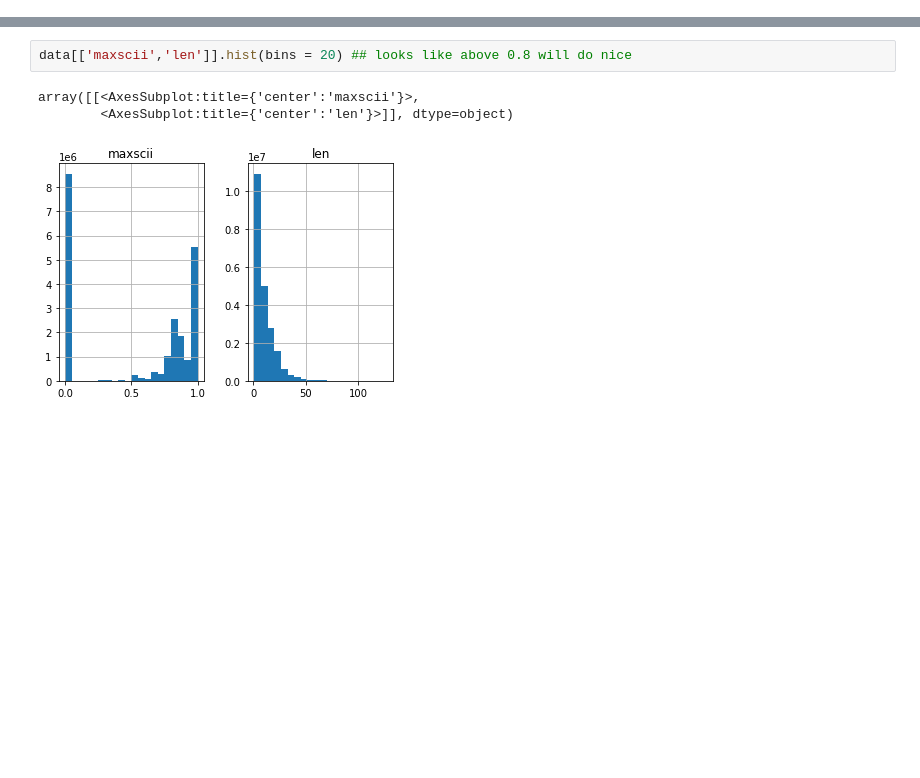
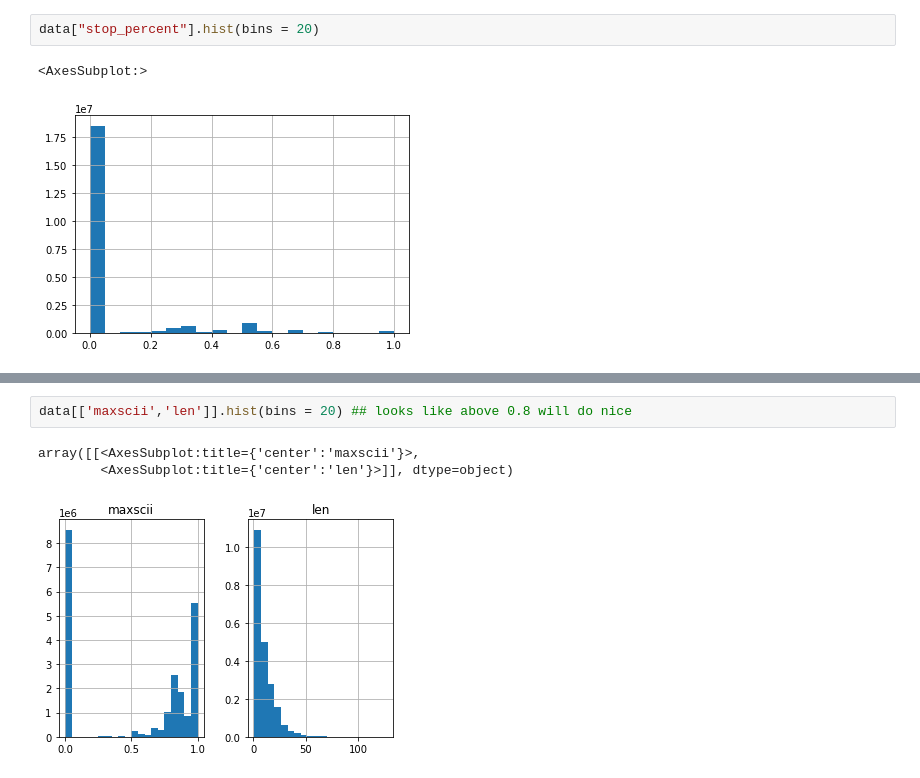
Before and after one commit to HiPatil/DL_STFU, a Jupyter notebook: kaggle_data_cleaning.ipynb, the cells around one changed output, grey strips where cells are left out. Saved outputs shown, nothing was run; the diff lists cells and outputs as text; blank space fills up the shorter version.

```diff
--- a/kaggle_data_cleaning.ipynb
+++ b/kaggle_data_cleaning.ipynb
@@ -33,0 +70,5 @@ data['len'] = data.apply(lambda x : len(str(x['text'])), axis =1)
+# %%
+data["stop_percent"].hist(bins = 20)
+# %% [output]
+<AxesSubplot:>
+[figure, added]
```
Also changed, not shown: parts of 14 cells of this notebook.
